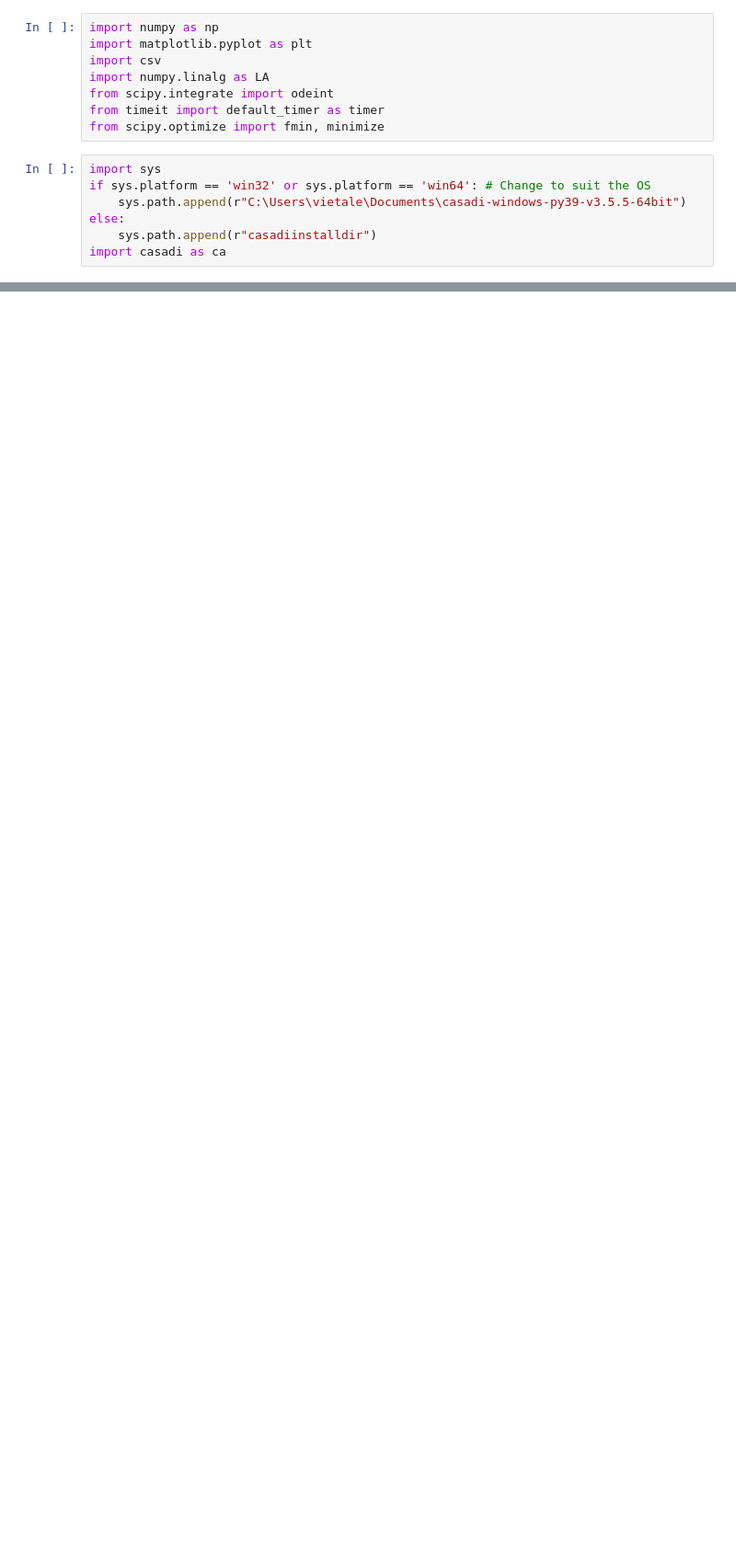
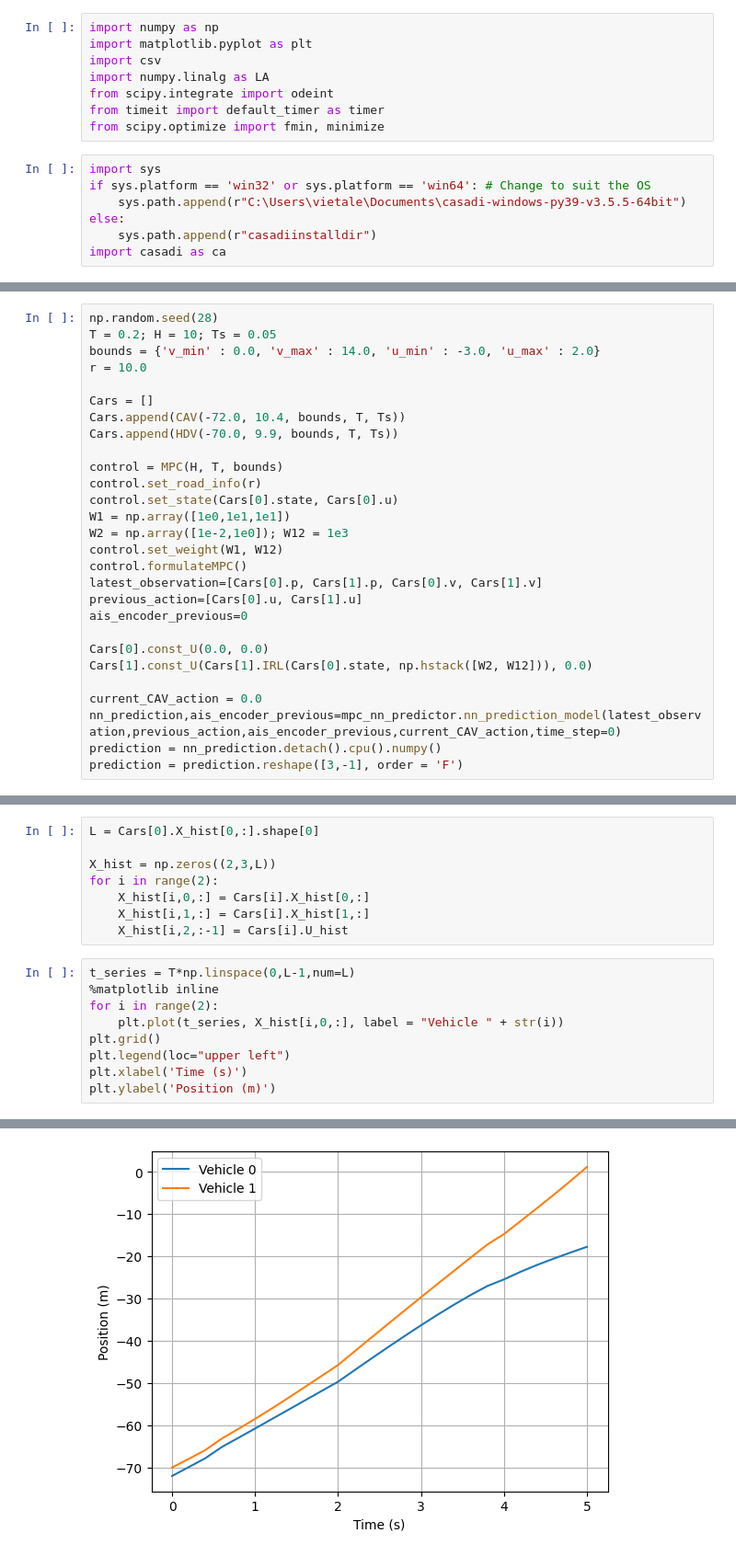
Before and after one commit to nishudel/CDC2023, a Jupyter notebook: mpc_nn_files/mpc_exploratory.ipynb, the cells around one changed output, grey strips where cells are left out. Shown at 92% size. Saved outputs shown, nothing was run; the diff lists cells and outputs as text; blank space fills up the shorter version.

```diff
--- a/mpc_nn_files/mpc_exploratory.ipynb
+++ b/mpc_nn_files/mpc_exploratory.ipynb
@@ -57,0 +174,28 @@ import casadi as ca
+# %%
+np.random.seed(28)
+T = 0.2; H = 10; Ts = 0.05
+bounds = {'v_min' : 0.0, 'v_max' : 14.0, 'u_min' : -3.0, 'u_max' : 2.0}
+r = 10.0
+
+Cars = []
+Cars.append(CAV(-72.0, 10.4, bounds, T, Ts))
+Cars.append(HDV(-70.0, 9.9, bounds, T, Ts))
+
+control = MPC(H, T, bounds)
+control.set_road_info(r)
+control.set_state(Cars[0].state, Cars[0].u)
+W1 = np.array([1e0,1e1,1e1])
+W2 = np.array([1e-2,1e0]); W12 = 1e3
+control.set_weight(W1, W12)
+control.formulateMPC()
+latest_observation=[Cars[0].p, Cars[1].p, Cars[0].v, Cars[1].v]
+previous_action=[Cars[0].u, Cars[1].u]
+ais_encoder_previous=0
+
+Cars[0].const_U(0.0, 0.0)
+Cars[1].const_U(Cars[1].IRL(Cars[0].state, np.hstack([W2, W12])), 0.0)
+
+current_CAV_action = 0.0
+nn_prediction,ais_encoder_previous=mpc_nn_predictor.nn_prediction_model(latest_observation,previous_action,ais_encoder_previous,current_CAV_action,time_step=0)
+prediction = nn_prediction.detach().cpu().numpy()
+prediction = prediction.reshape([3,-1], order = 'F')
@@ -57,0 +262,18 @@ import casadi as ca
+# %%
+L = Cars[0].X_hist[0,:].shape[0]
+
+X_hist = np.zeros((2,3,L))
+for i in range(2):
+    X_hist[i,0,:] = Cars[i].X_hist[0,:]
+    X_hist[i,1,:] = Cars[i].X_hist[1,:]
+    X_hist[i,2,:-1] = Cars[i].U_hist
+# %%
+t_series = T*np.linspace(0,L-1,num=L)
+%matplotlib inline
+for i in range(2):
+    plt.plot(t_series, X_hist[i,0,:], label = "Vehicle " + str(i))
+plt.grid()
+plt.legend(loc="upper left")
+plt.xlabel('Time (s)')
+plt.ylabel('Position (m)')
+# %% [output]
@@ -57,0 +281 @@ import casadi as ca
+[figure, added]
```
Also changed, not shown: parts of 12 cells of this notebook, 1 other file.
